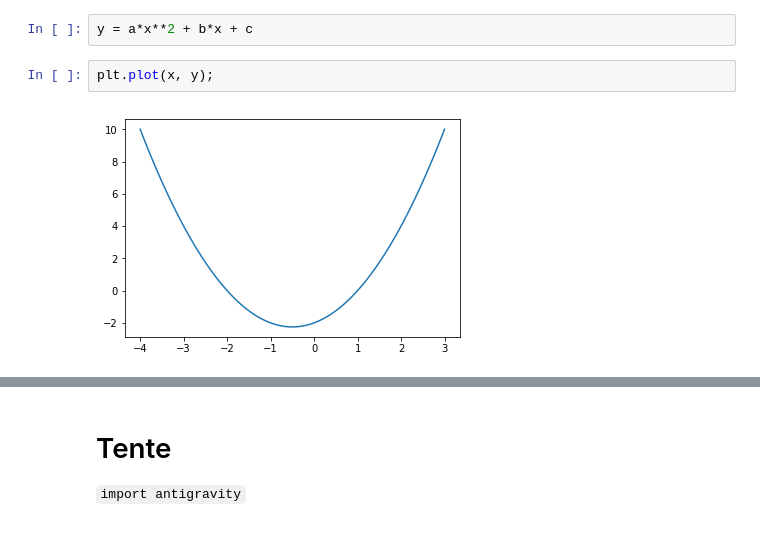
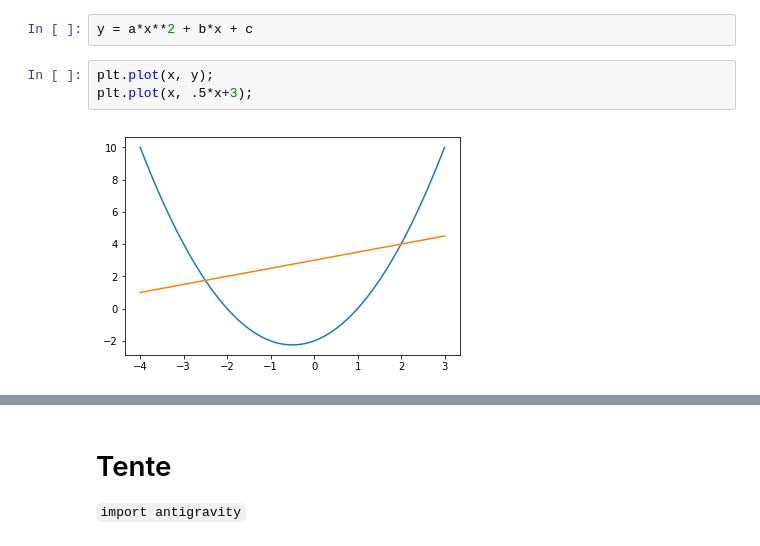
Before and after one commit to igormorgado/introducaopython, a Jupyter notebook: aulas/03-Numpy_e_Matplotlib.ipynb, the cells around one changed output, grey strips where cells are left out. Saved outputs shown, nothing was run; the diff lists cells and outputs as text.

```diff
--- a/aulas/03-Numpy_e_Matplotlib.ipynb
+++ b/aulas/03-Numpy_e_Matplotlib.ipynb
@@ -206,7 +208,8 @@ a, b, c = 1, 1, -2
 y = a*x**2 + b*x + c
 # %%
 plt.plot(x, y);
+plt.plot(x, .5*x+3);
 # %% [output]
-[figure, old version]
+[figure, new version]
 # %% [markdown]
 ![](imagens/parb.png)
```
Also changed, not shown: parts of 6 cells of this notebook, 3 other files.
